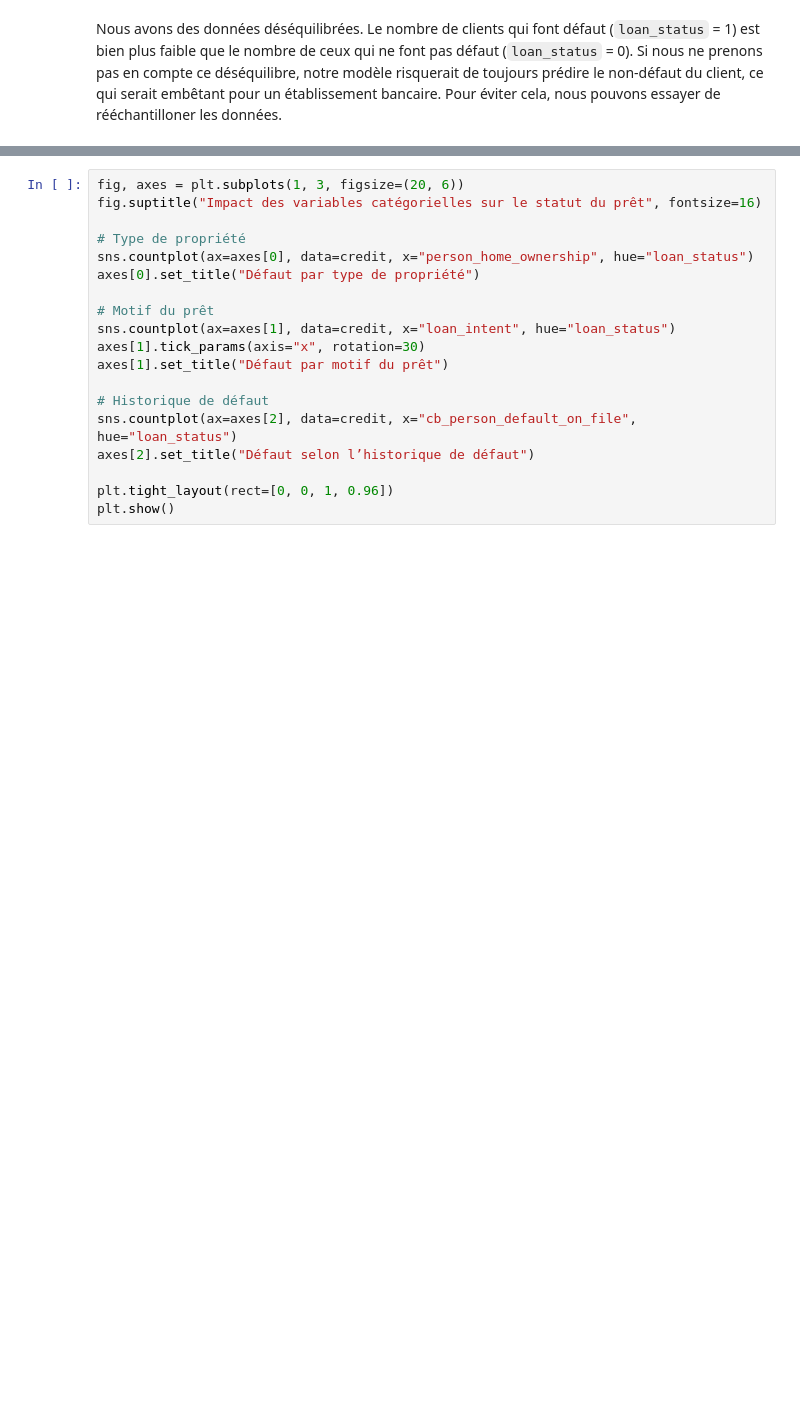
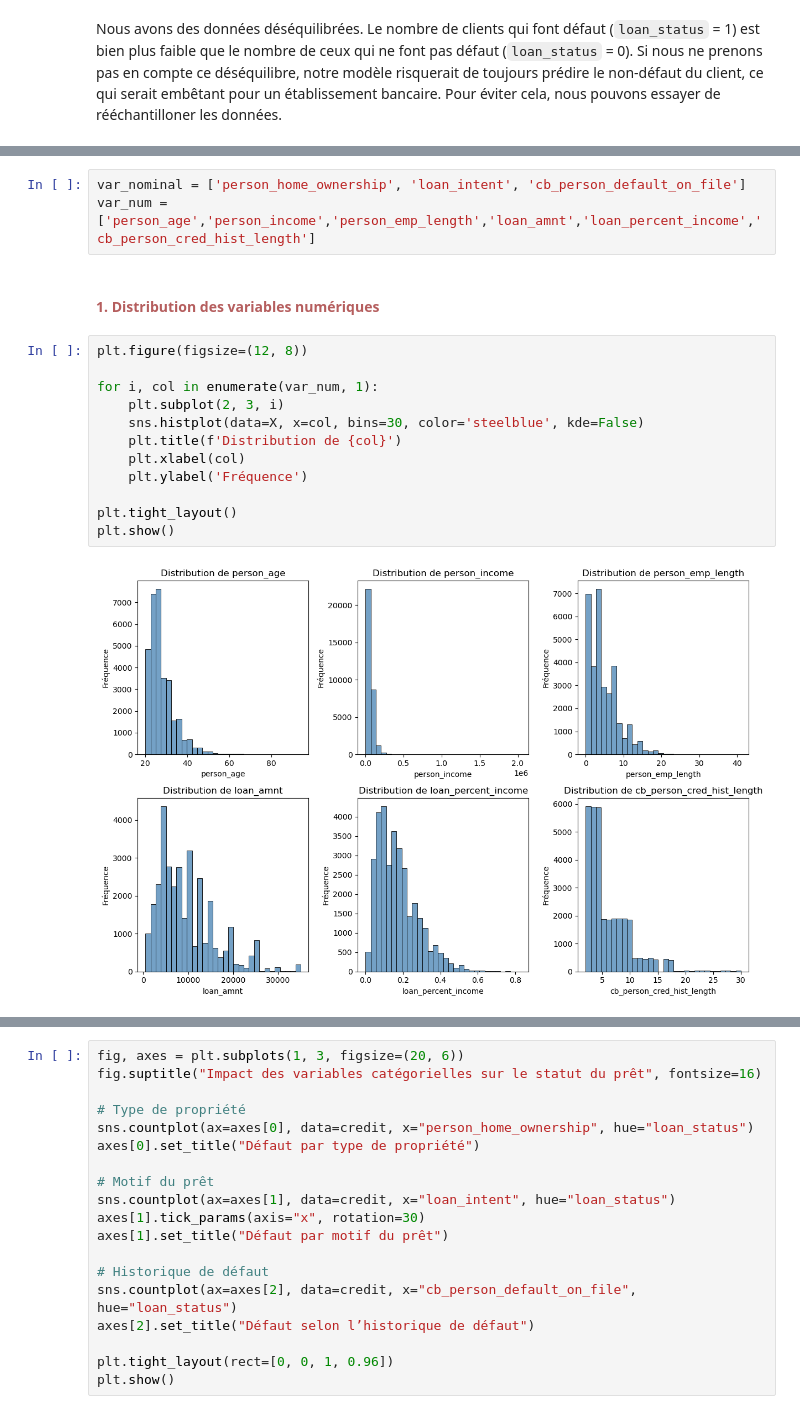
Before and after one commit to rapilsenera/scoring_risque_credit, a Jupyter notebook: notebooks/analyse_scoring_credit.ipynb, the cells around one changed output, grey strips where cells are left out. Drawn from its saved outputs; the diff is of its cells as text; blank space fills up the shorter version.

```diff
--- a/notebooks/analyse_scoring_credit.ipynb
+++ b/notebooks/analyse_scoring_credit.ipynb
@@ -340,0 +373,21 @@ Nous avons des données déséquilibrées. Le nombre de clients qui font défaut
+# %%
+var_nominal = ['person_home_ownership', 'loan_intent', 'cb_person_default_on_file']
+var_num = ['person_age','person_income','person_emp_length','loan_amnt','loan_percent_income','cb_person_cred_hist_length']
+# %% [markdown]
+<h4 style="color:#b55e5e;">
+    1. Distribution des variables numériques
+</h4>
+# %%
+plt.figure(figsize=(12, 8))
+
+for i, col in enumerate(var_num, 1):
+    plt.subplot(2, 3, i)
+    sns.histplot(data=X, x=col, bins=30, color='steelblue', kde=False)
+    plt.title(f'Distribution de {col}')
+    plt.xlabel(col)
+    plt.ylabel('Fréquence')
+
+plt.tight_layout()
+plt.show()
+# %% [output]
+[figure, added]
```
Also changed, not shown: parts of 60 cells of this notebook, 8 other files.
